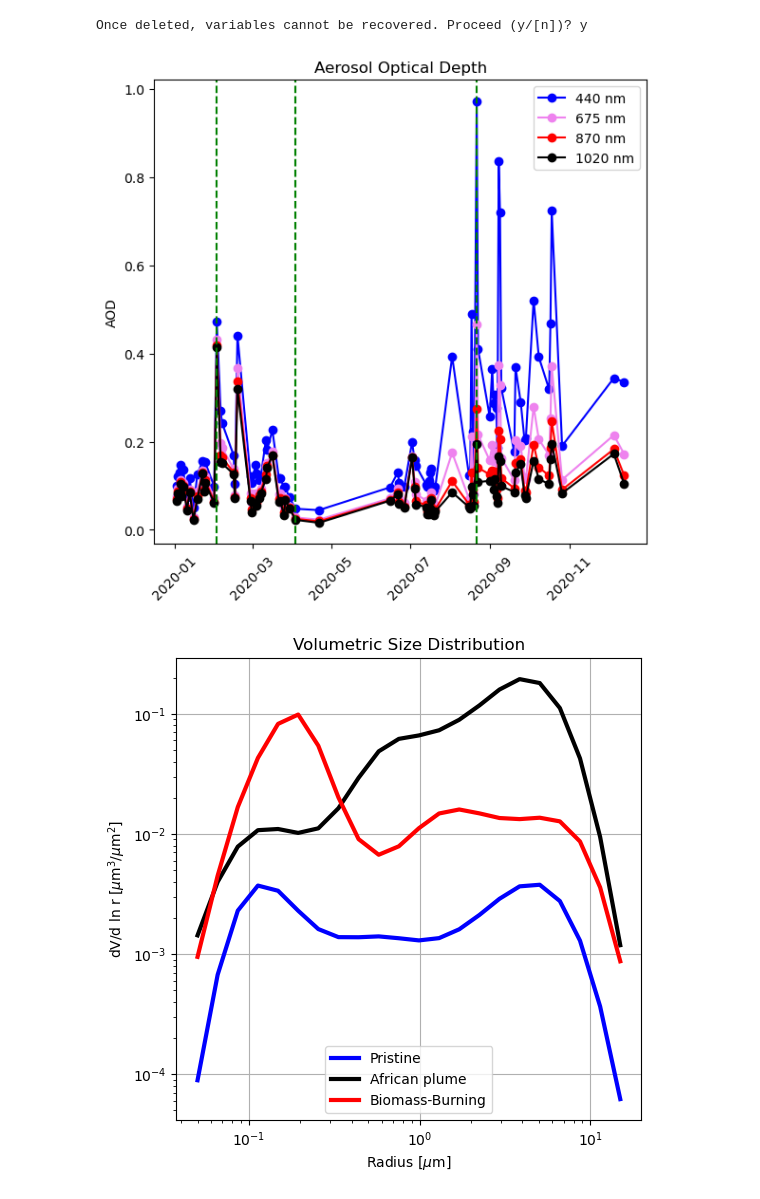
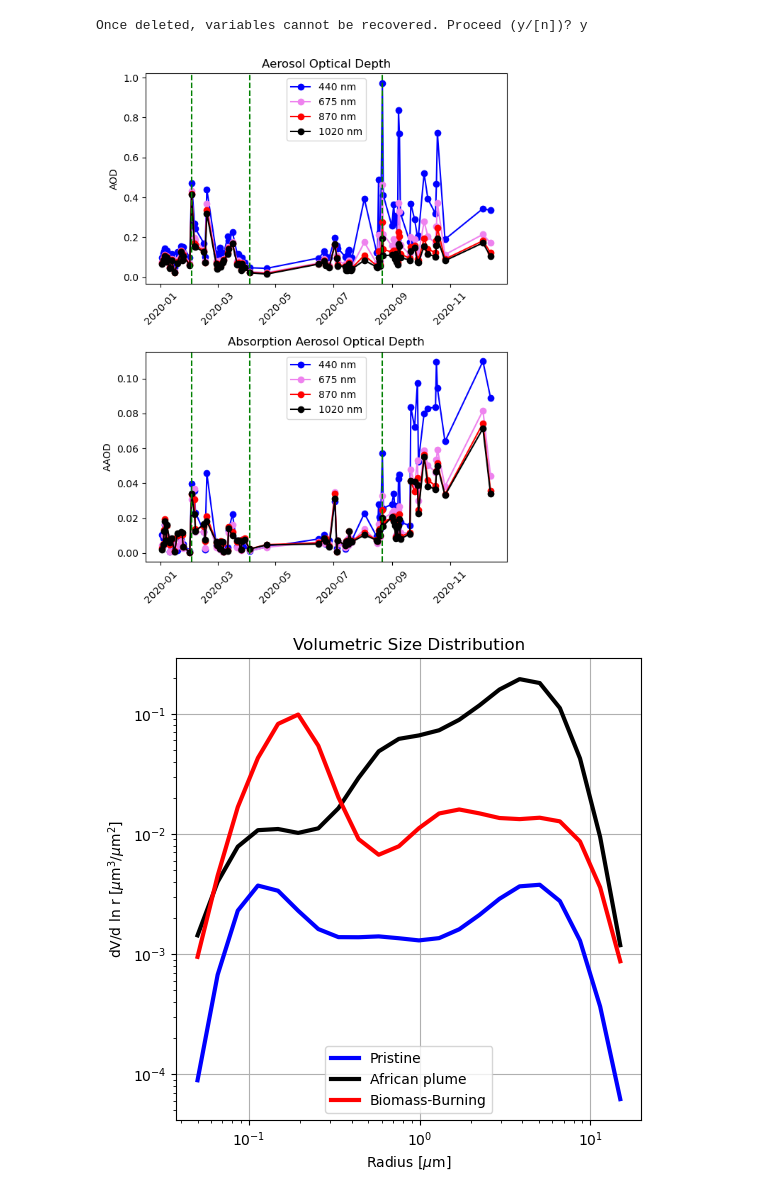
Before and after one commit to marcomac27/paper_AERONET_RI, a Jupyter notebook: Avaliacao_propriedades_AERONET.ipynb, the cells around one changed output. Drawn from its saved outputs; the diff is of its cells as text; code cells hidden in the pictures.

```diff
--- a/Avaliacao_propriedades_AERONET.ipynb
+++ b/Avaliacao_propriedades_AERONET.ipynb
@@ -20,32 +20,47 @@ data_aod_2019_2020 = data_aod[(data_aod['Year'] == 2020) | (data_aod['Year'] ==
 # %%
 
 # Lista de datas específicas
 #datas_especificas = ['2020-05-21 12:00:00', '2020-01-04 12:00:00', '2020-08-21 12:00:00']
 datas_especificas = ['2020-02-02 12:00:00', '2020-04-03 12:00:00', '2020-08-21 12:00:00']
 
-plt.figure(figsize=(6, 6))
+plt.figure(figsize=(6, 8))
+plt.subplot(2, 1, 1)  # Subplot com duas linhas, uma coluna, primeira posição
+
 plt.plot(data_aod_2019_2020['Date_Time'], data_aod_2019_2020['AOD_Coincident_Input[440nm]'], color='blue', marker='o', linestyle='-', label='440 nm')
 plt.plot(data_aod_2019_2020['Date_Time'], data_aod_2019_2020['AOD_Coincident_Input[675nm]'], color='violet', marker='o', linestyle='-', label='675 nm')
 plt.plot(data_aod_2019_2020['Date_Time'], data_aod_2019_2020['AOD_Coincident_Input[870nm]'], color='red', marker='o', linestyle='-', label='870 nm')
 plt.plot(data_aod_2019_2020['Date_Time'], data_aod_2019_2020['AOD_Coincident_Input[1020nm]'], color='black', marker='o', linestyle='-', label='1020 nm')
-
 plt.title('Aerosol Optical Depth')
 plt.ylabel('AOD')
 plt.legend()
 plt.xticks(rotation=45)  # Rotaciona os rótulos do eixo x para melhor visualização
-
-# Convertendo as datas para o formato adequado
 datas_especificas_convertidas = pd.to_datetime(datas_especificas)
-
 # Adicionando uma linha vertical para cada data específica
 for data in datas_especificas_convertidas:
     plt.axvline(x=data, color='green', linestyle='--')
-
 plt.tight_layout()
 #plt.savefig('AOD.pdf')
+
+plt.subplot(2, 1, 2)  # Subplot com duas linhas, uma coluna, primeira posição
+
+plt.plot(data_aod_2019_2020['Date_Time'], data_aod_2019_2020['Absorption_AOD[440nm]'], color='blue', marker='o', linestyle='-', label='440 nm')
+plt.plot(data_aod_2019_2020['Date_Time'], data_aod_2019_2020['Absorption_AOD[675nm]'], color='violet', marker='o', linestyle='-', label='675 nm')
+plt.plot(data_aod_2019_2020['Date_Time'], data_aod_2019_2020['Absorption_AOD[870nm]'], color='red', marker='o', linestyle='-', label='870 nm')
+plt.plot(data_aod_2019_2020['Date_Time'], data_aod_2019_2020['Absorption_AOD[1020nm]'], color='black', marker='o', linestyle='-', label='1020 nm')
+plt.title('Absorption Aerosol Optical Depth')
+plt.ylabel('AAOD')
+plt.legend()
+plt.xticks(rotation=45)  # Rotaciona os rótulos do eixo x para melhor visualização
+datas_especificas_convertidas = pd.to_datetime(datas_especificas)
+# Adicionando uma linha vertical para cada data específica
+for data in datas_especificas_convertidas:
+    plt.axvline(x=data, color='green', linestyle='--')
+plt.tight_layout()
+plt.savefig('AOD.pdf')
+
 plt.show()
 # %% [output]
-[figure, old version]
+[figure, new version]
 # %%
 df_selecionado = data_aod[data_aod['Date_Time'].isin(datas_especificas)]
 
```
